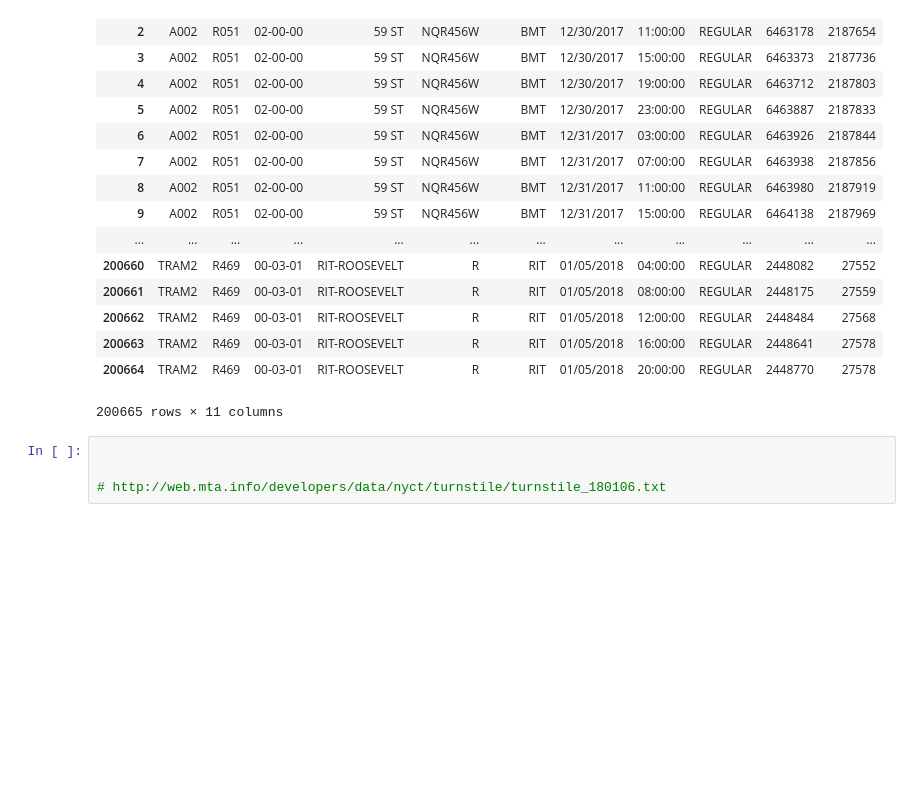
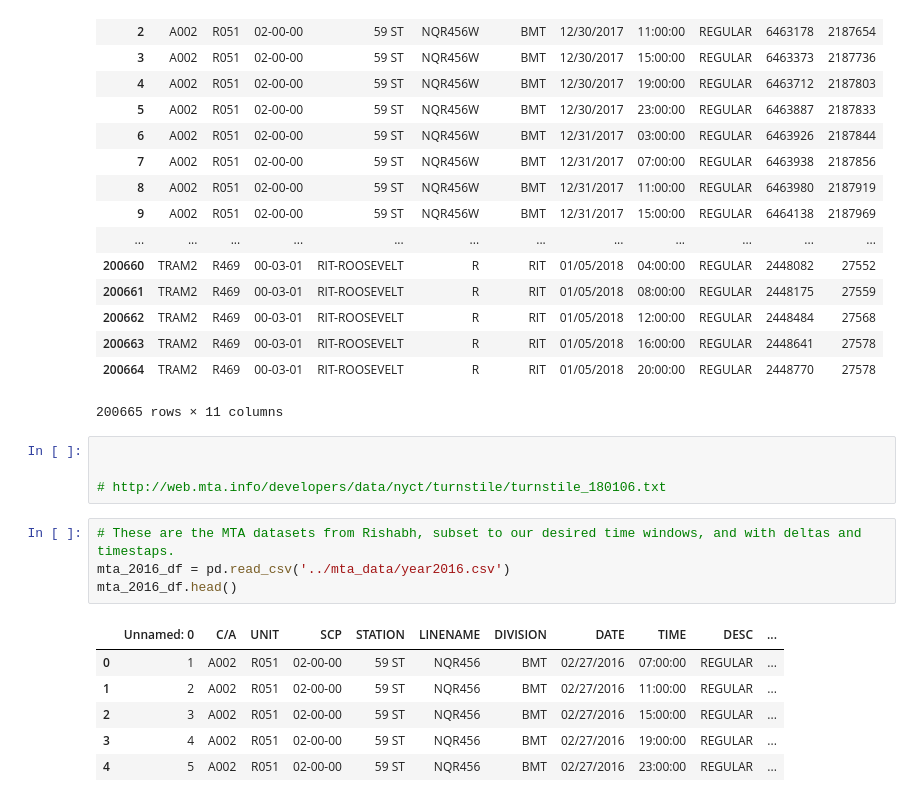
Before and after one commit to riyersk/MTAProject1Best, a Jupyter notebook: education_etc/Explore MTA data.ipynb, the cells around one changed output. Drawn from its saved outputs; the diff is of its cells as text; blank space fills up the shorter version.

```diff
--- a/education_etc/Explore MTA data.ipynb
+++ b/education_etc/Explore MTA data.ipynb
@@ -48,3 +48,14 @@ turnstiles_df = get_data(week_nums)
 
 
 # http://web.mta.info/developers/data/nyct/turnstile/turnstile_180106.txt
+# %%
+# These are the MTA datasets from Rishabh, subset to our desired time windows, and with deltas and timestaps.
+mta_2016_df = pd.read_csv('../mta_data/year2016.csv')
+mta_2016_df.head()
+# %% [output]
+|  | Unnamed: 0 | C/A | UNIT | SCP | STATION | LINENAME | DIVISION | DATE | TIME | DESC | ... |
+| 0 | 1 | A002 | R051 | 02-00-00 | 59 ST | NQR456 | BMT | 02/27/2016 | 07:00:00 | REGULAR | ... |
+| 1 | 2 | A002 | R051 | 02-00-00 | 59 ST | NQR456 | BMT | 02/27/2016 | 11:00:00 | REGULAR | ... |
+| 2 | 3 | A002 | R051 | 02-00-00 | 59 ST | NQR456 | BMT | 02/27/2016 | 15:00:00 | REGULAR | ... |
+| 3 | 4 | A002 | R051 | 02-00-00 | 59 ST | NQR456 | BMT | 02/27/2016 | 19:00:00 | REGULAR | ... |
+| 4 | 5 | A002 | R051 | 02-00-00 | 59 ST | NQR456 | BMT | 02/27/2016 | 23:00:00 | REGULAR | ... |
```
Also changed, not shown: parts of 1 cell of this notebook.
